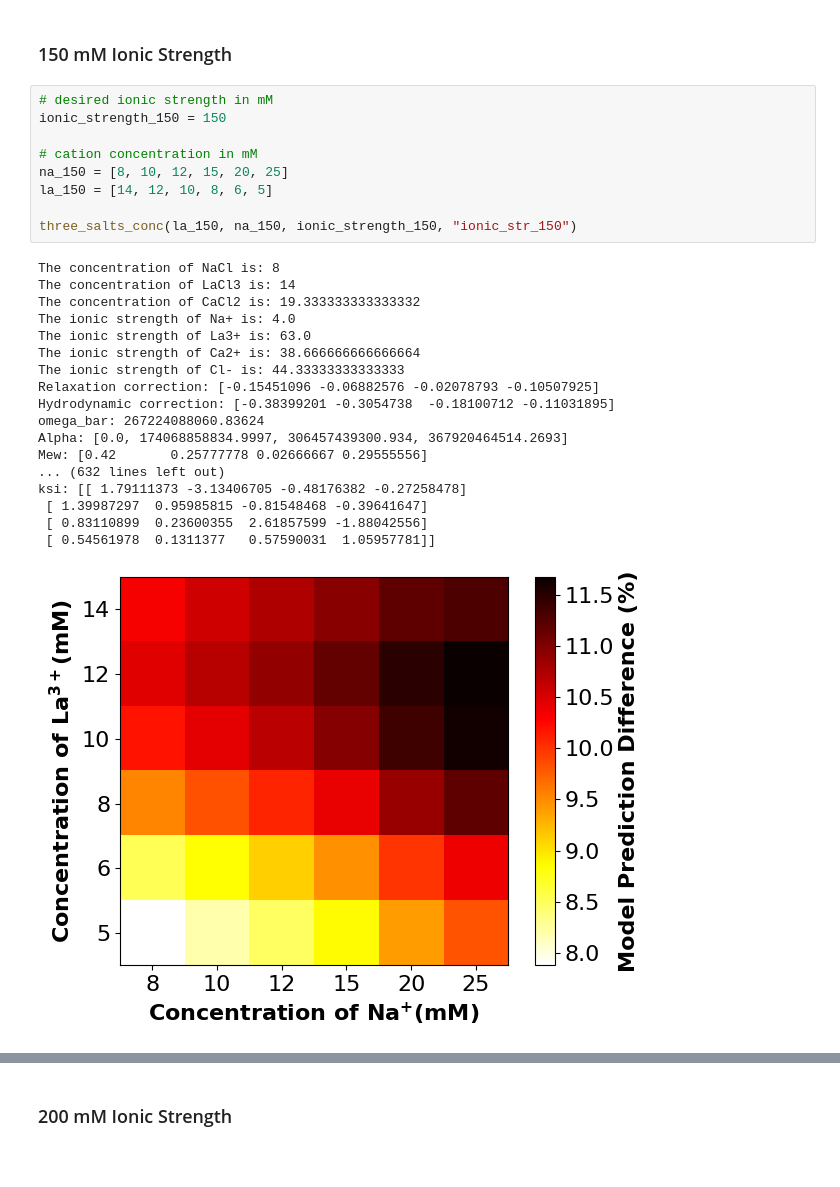
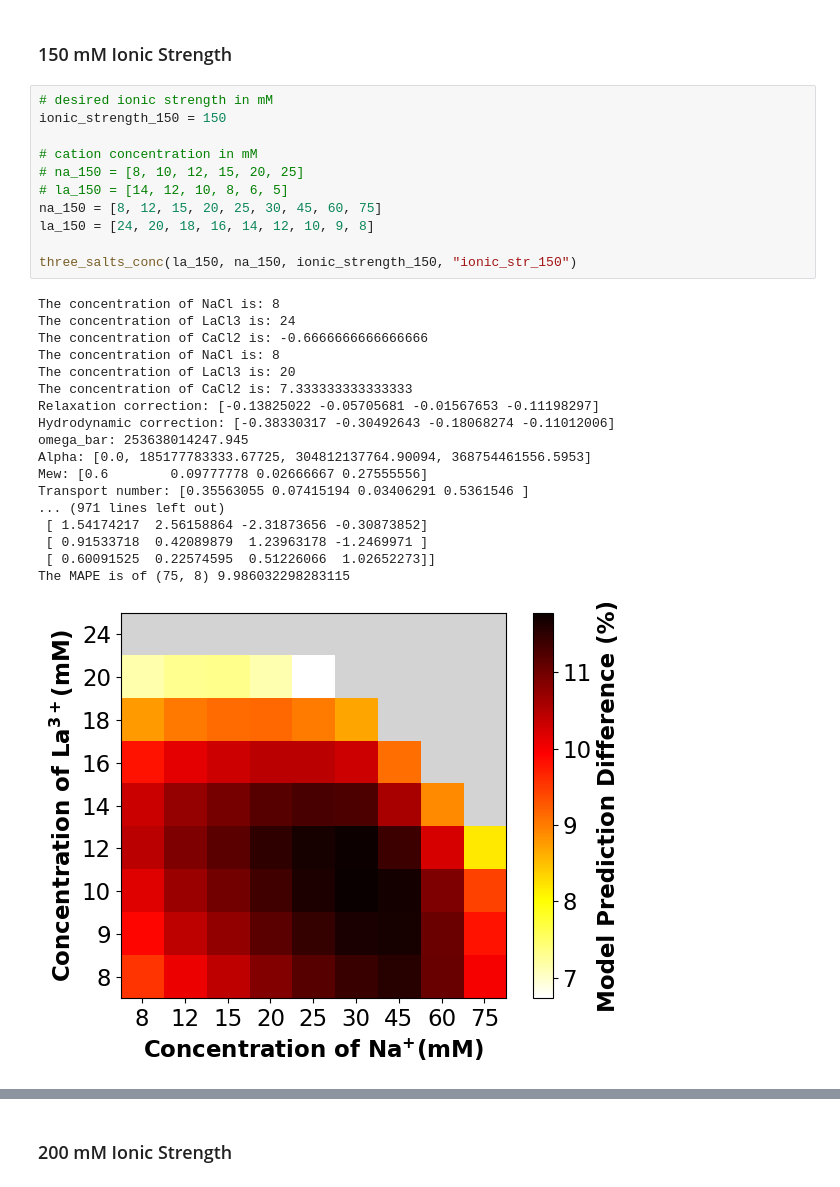
Before and after one commit to dowlinglab/salts-conductivity-modelling, a Jupyter notebook: Three-salt-experiments.ipynb, the cells around one changed output, grey strips where cells are left out. Cells and saved outputs as stored; diff of their text form.

Commit message:
Updated figures

```diff
--- a/Three-salt-experiments.ipynb
+++ b/Three-salt-experiments.ipynb
@@ -439,28 +502,30 @@ ksi: [[ 1.79559076 -2.75716851 -0.52739681 -0.26269099]
 # %%
 # desired ionic strength in mM
 ionic_strength_150 = 150
 
 # cation concentration in mM
-na_150 = [8, 10, 12, 15, 20, 25]
-la_150 = [14, 12, 10, 8, 6, 5]
+# na_150 = [8, 10, 12, 15, 20, 25]
+# la_150 = [14, 12, 10, 8, 6, 5]
+na_150 = [8, 12, 15, 20, 25, 30, 45, 60, 75]
+la_150 = [24, 20, 18, 16, 14, 12, 10, 9, 8]
 
 three_salts_conc(la_150, na_150, ionic_strength_150, "ionic_str_150")
 # %% [output]
 The concentration of NaCl is: 8
-The concentration of LaCl3 is: 14
-The concentration of CaCl2 is: 19.333333333333332
-The ionic strength of Na+ is: 4.0
-The ionic strength of La3+ is: 63.0
-The ionic strength of Ca2+ is: 38.666666666666664
-The ionic strength of Cl- is: 44.33333333333333
-Relaxation correction: [-0.15451096 -0.06882576 -0.02078793 -0.10507925]
-Hydrodynamic correction: [-0.38399201 -0.3054738  -0.18100712 -0.11031895]
-omega_bar: 267224088060.83624
-Alpha: [0.0, 174068858834.9997, 306457439300.934, 367920464514.2693]
-Mew: [0.42       0.25777778 0.02666667 0.29555556]
-... (632 lines left out)
-ksi: [[ 1.79111373 -3.13406705 -0.48176382 -0.27258478]
- [ 1.39987297  0.95985815 -0.81548468 -0.39641647]
- [ 0.83110899  0.23600355  2.61857599 -1.88042556]
- [ 0.54561978  0.1311377   0.57590031  1.05957781]]
+The concentration of LaCl3 is: 24
+The concentration of CaCl2 is: -0.6666666666666666
+The concentration of NaCl is: 8
+The concentration of LaCl3 is: 20
+The concentration of CaCl2 is: 7.333333333333333
+Relaxation correction: [-0.13825022 -0.05705681 -0.01567653 -0.11198297]
+Hydrodynamic correction: [-0.38330317 -0.30492643 -0.18068274 -0.11012006]
+omega_bar: 253638014247.945
+Alpha: [0.0, 185177783333.67725, 304812137764.90094, 368754461556.5953]
+Mew: [0.6        0.09777778 0.02666667 0.27555556]
+Transport number: [0.35563055 0.07415194 0.03406291 0.5361546 ]
+... (971 lines left out)
+ [ 1.54174217  2.56158864 -2.31873656 -0.30873852]
+ [ 0.91533718  0.42089879  1.23963178 -1.2469971 ]
+ [ 0.60091525  0.22574595  0.51226066  1.02652273]]
+The MAPE is of (75, 8) 9.986032298283115
-[figure, old version]
+[figure, new version]
```
Also changed, not shown: parts of 9 cells of this notebook, 13 other files.
